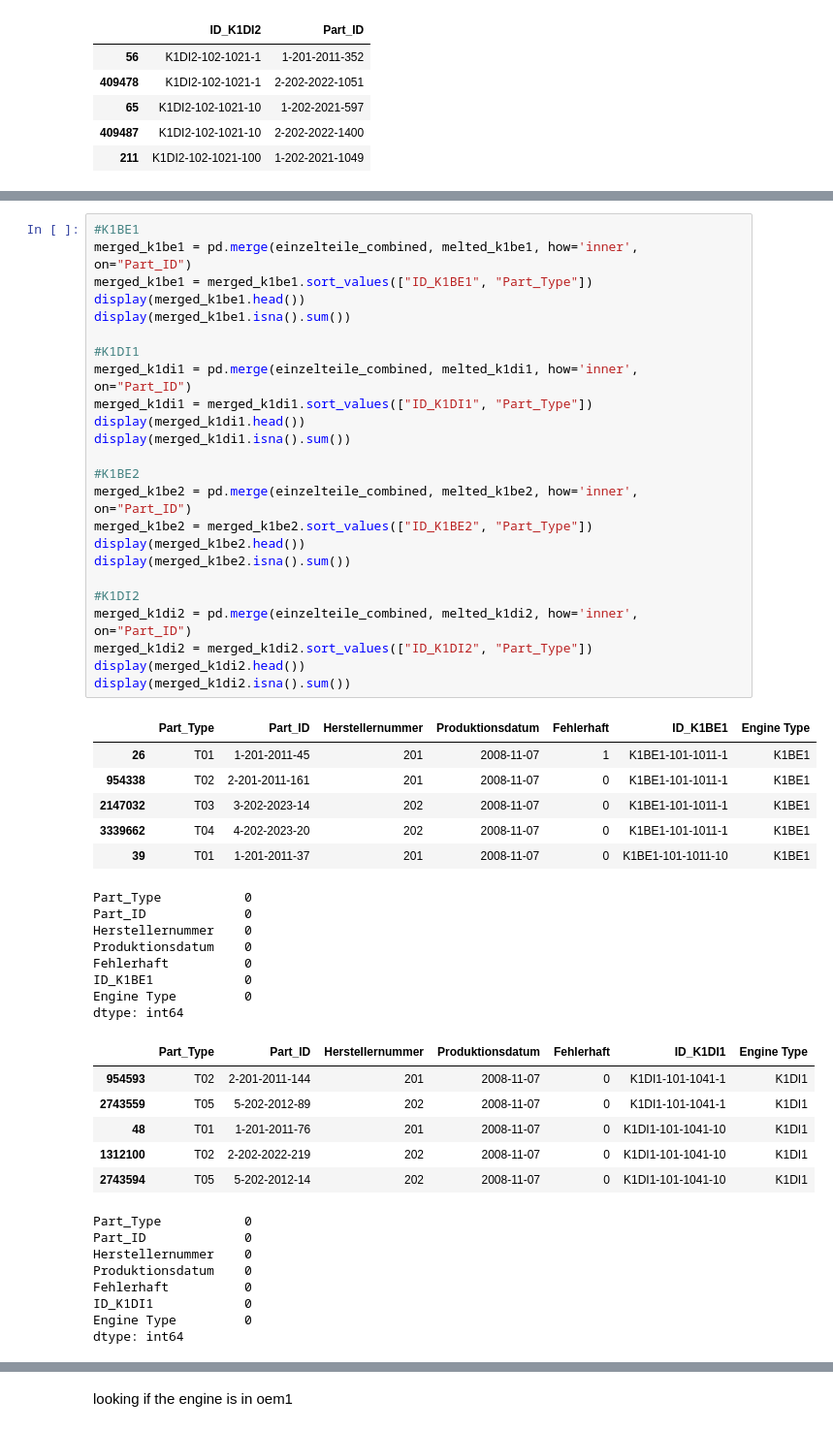
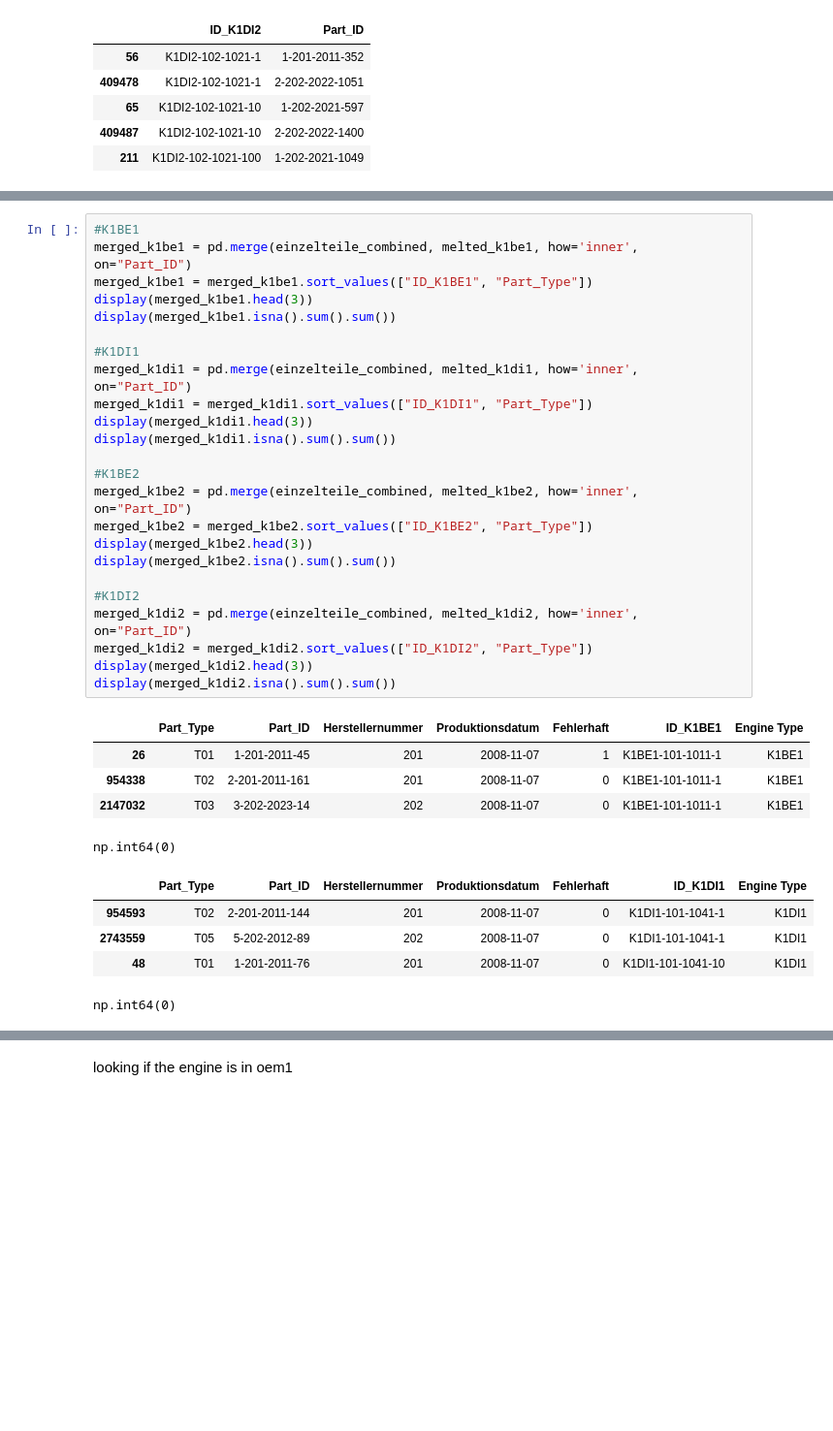
Before and after one commit to Teddy131/IDA-GROUP, a Jupyter notebook: final_data.ipynb, the cells around one changed output, grey strips where cells are left out. Shown at 97% size. Saved outputs shown, nothing was run; the diff lists cells and outputs as text; blank space fills up the shorter version.

```diff
--- a/final_data.ipynb
+++ b/final_data.ipynb
@@ -519,56 +523,38 @@ dtype: int64
 # %%
 #K1BE1
 merged_k1be1 = pd.merge(einzelteile_combined, melted_k1be1, how='inner', on="Part_ID")
 merged_k1be1 = merged_k1be1.sort_values(["ID_K1BE1", "Part_Type"])
-display(merged_k1be1.head())
-display(merged_k1be1.isna().sum())
+display(merged_k1be1.head(3))
+display(merged_k1be1.isna().sum().sum())
 
 #K1DI1
 merged_k1di1 = pd.merge(einzelteile_combined, melted_k1di1, how='inner', on="Part_ID")
 merged_k1di1 = merged_k1di1.sort_values(["ID_K1DI1", "Part_Type"])
-display(merged_k1di1.head())
-display(merged_k1di1.isna().sum())
+display(merged_k1di1.head(3))
+display(merged_k1di1.isna().sum().sum())
 
 #K1BE2
 merged_k1be2 = pd.merge(einzelteile_combined, melted_k1be2, how='inner', on="Part_ID")
 merged_k1be2 = merged_k1be2.sort_values(["ID_K1BE2", "Part_Type"])
-display(merged_k1be2.head())
-display(merged_k1be2.isna().sum())
+display(merged_k1be2.head(3))
+display(merged_k1be2.isna().sum().sum())
 
 #K1DI2
 merged_k1di2 = pd.merge(einzelteile_combined, melted_k1di2, how='inner', on="Part_ID")
 merged_k1di2 = merged_k1di2.sort_values(["ID_K1DI2", "Part_Type"])
-display(merged_k1di2.head())
-display(merged_k1di2.isna().sum())
+display(merged_k1di2.head(3))
+display(merged_k1di2.isna().sum().sum())
 # %% [output]
 |  | Part_Type | Part_ID | Herstellernummer | Produktionsdatum | Fehlerhaft | ID_K1BE1 | Engine Type |
 | 26 | T01 | 1-201-2011-45 | 201 | 2008-11-07 | 1 | K1BE1-101-1011-1 | K1BE1 |
 | 954338 | T02 | 2-201-2011-161 | 201 | 2008-11-07 | 0 | K1BE1-101-1011-1 | K1BE1 |
 | 2147032 | T03 | 3-202-2023-14 | 202 | 2008-11-07 | 0 | K1BE1-101-1011-1 | K1BE1 |
-| 3339662 | T04 | 4-202-2023-20 | 202 | 2008-11-07 | 0 | K1BE1-101-1011-1 | K1BE1 |
-| 39 | T01 | 1-201-2011-37 | 201 | 2008-11-07 | 0 | K1BE1-101-1011-10 | K1BE1 |
-Part_Type           0
-Part_ID             0
-Herstellernummer    0
-Produktionsdatum    0
-Fehlerhaft          0
-ID_K1BE1            0
-Engine Type         0
-dtype: int64
+np.int64(0)
 |  | Part_Type | Part_ID | Herstellernummer | Produktionsdatum | Fehlerhaft | ID_K1DI1 | Engine Type |
 | 954593 | T02 | 2-201-2011-144 | 201 | 2008-11-07 | 0 | K1DI1-101-1041-1 | K1DI1 |
 | 2743559 | T05 | 5-202-2012-89 | 202 | 2008-11-07 | 0 | K1DI1-101-1041-1 | K1DI1 |
 | 48 | T01 | 1-201-2011-76 | 201 | 2008-11-07 | 0 | K1DI1-101-1041-10 | K1DI1 |
-| 1312100 | T02 | 2-202-2022-219 | 202 | 2008-11-07 | 0 | K1DI1-101-1041-10 | K1DI1 |
-| 2743594 | T05 | 5-202-2012-14 | 202 | 2008-11-07 | 0 | K1DI1-101-1041-10 | K1DI1 |
-Part_Type           0
-Part_ID             0
-Herstellernummer    0
-Produktionsdatum    0
-Fehlerhaft          0
-ID_K1DI1            0
-Engine Type         0
-dtype: int64
+np.int64(0)
 |  | Part_Type | Part_ID | Herstellernummer | Produktionsdatum | Fehlerhaft | ID_K1BE2 | Engine Type |
 | 163668 | T01 | 1-202-2021-339 | 202 | 2008-11-07 | 1 | K1BE2-101-1011-1 | K1BE2 |
 | 450514 | T02 | 2-202-2022-171 | 202 | 2008-11-07 | 0 | K1BE2-101-1011-1 | K1BE2 |
```
Also changed, not shown: parts of 26 cells of this notebook.
